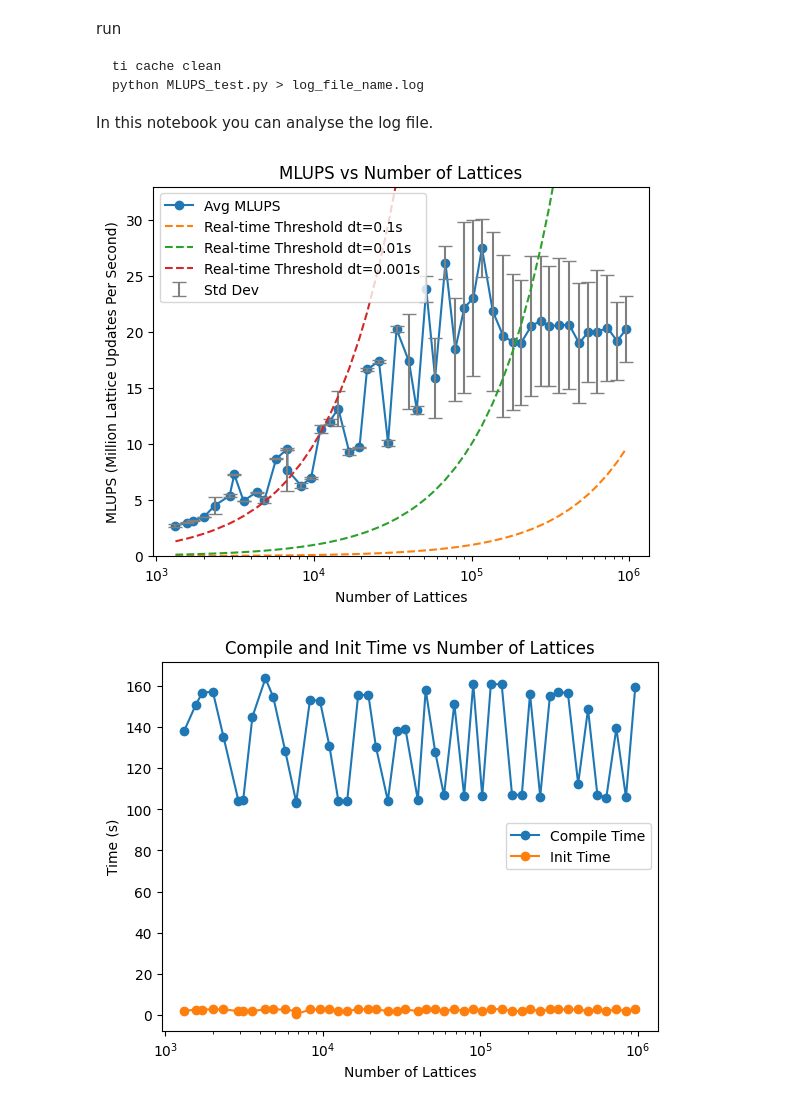
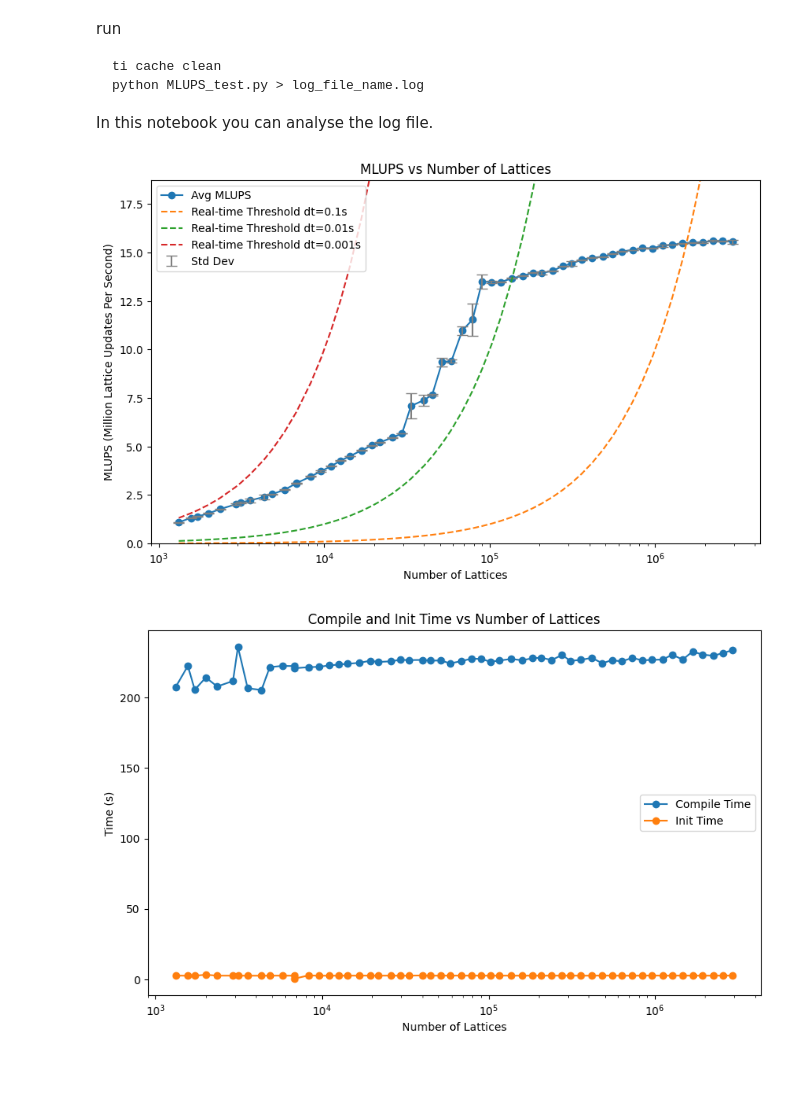
Before and after one commit to YueZeshi/LBM_porousChem, a Jupyter notebook: notebook/MLUPS_test.ipynb, the cells around one changed output. Saved outputs shown, nothing was run; the diff lists cells and outputs as text; code cells hidden in the pictures; blank space fills up the shorter version.

```diff
--- a/notebook/MLUPS_test.ipynb
+++ b/notebook/MLUPS_test.ipynb
@@ -55,6 +55,8 @@ def parse_log_v2(log_file):
     with open(log_file, 'r') as f:
         line = f.readline() # 第一行忽略
         line = f.readline()
+        while not line.startswith("[Taichi]"):
+            line = f.readline()
         while line:
             line2 = f.readline() # n lattice
             line3 = f.readline() # avg MLUPS
@@ -76,26 +78,29 @@ def parse_log_v2(log_file):
                 pass
     return n_lattice_list, avg_MLUPS_list, std_MLUPS_list, compile_time_list, init_time_list
 # %%
-log_file = "YZS_laptop_cpu_MLUPS.log" # log file path
+# log_file = "log/labComputer_hongxuan_0112_utf8.log" # log file path
+log_file = "log/YZS_PC_vulkan_MLUPS.log" # log file path
 n_lattice_list,  avg_MLUPS_list, std_MLUPS_list, compile_time_list, init_time_list = parse_log_v2(log_file)
 MLUPS_threshold_list_1 = [real_time_threshold(nLattice,dt=0.1) for nLattice in n_lattice_list]
 MLUPS_threshold_list_2 = [real_time_threshold(nLattice,dt=0.01) for nLattice in n_lattice_list]
 MLUPS_threshold_list_3 = [real_time_threshold(nLattice,dt=0.001) for nLattice in n_lattice_list]
+plt.figure(figsize=(10,6))
 plt.plot(n_lattice_list, avg_MLUPS_list, 'o-', label='Avg MLUPS')
 plt.errorbar(n_lattice_list, avg_MLUPS_list, yerr=std_MLUPS_list, fmt='none', ecolor='gray', capsize=5, label='Std Dev')
 plt.plot(n_lattice_list, MLUPS_threshold_list_1, '--', label='Real-time Threshold dt=0.1s')
 plt.plot(n_lattice_list, MLUPS_threshold_list_2, '--', label='Real-time Threshold dt=0.01s')
 plt.plot(n_lattice_list, MLUPS_threshold_list_3, '--', label='Real-time Threshold dt=0.001s')
 plt.ylim(0, max(avg_MLUPS_list)*1.2)
 plt.xscale('log')
 plt.xlabel('Number of Lattices')
 plt.ylabel('MLUPS (Million Lattice Updates Per Second)')
 plt.title('MLUPS vs Number of Lattices')
 plt.legend()
 plt.show()
 # %% [output]
-[figure, old version]
+[figure, new version]
 # %%
+plt.figure(figsize=(10,6))
 plt.plot(n_lattice_list, compile_time_list, 'o-', label='Compile Time')
 plt.plot(n_lattice_list, init_time_list, 'o-', label='Init Time')
 plt.xlabel('Number of Lattices')
@@ -105,4 +110,4 @@ plt.legend()
 plt.xscale('log')
 plt.show()
 # %% [output]
-[figure, old version]
+[figure, new version]
```
Also changed, not shown: 32 other files.
